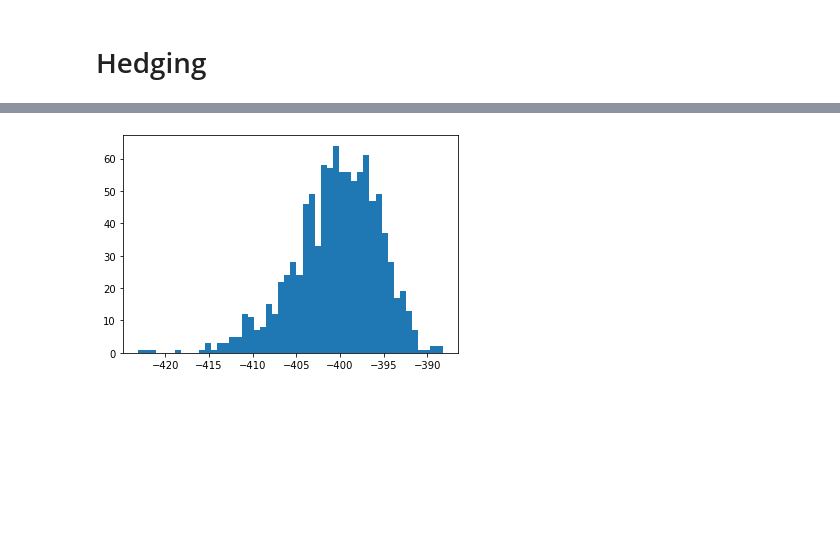
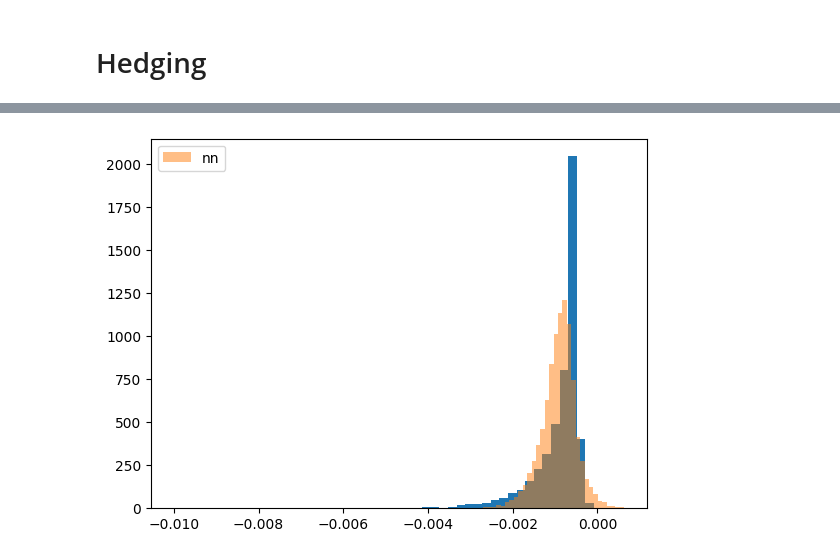
Before and after one commit to pikki622/RiVaPy, a Jupyter notebook: notebooks/models/residual_demand_forward_model.ipynb, the cells around one changed output, grey strips where cells are left out. Cells and saved outputs as stored; diff of their text form; code cells hidden in the pictures; blank space fills up the shorter version.

```diff
--- a/notebooks/models/residual_demand_forward_model.ipynb
+++ b/notebooks/models/residual_demand_forward_model.ipynb
@@ -324,13 +328,0 @@ Epoch 10/10
-# %%
-n_sims = 1000
-plt.figure(figsize=(16,6))
-rnd = np.random.normal(size=(2,timegrid.shape[0], n_sims))
-forecast_points = [i for i in range(len(timegrid)) if i%8==0]
-fwd_prices, fwd_residuals = rdm.simulate(timegrid, rnd, forecast_points, highest_price=1000)
-forecasts = (-fwd_residuals[-1]+1.0)
-plt.subplot(1,3,1)
-plt.hist((fwd_prices[-1,:]-strike)*(-fwd_residuals[-1]+1.0), bins=50);
-plt.subplot(1,3,2)
-plt.hist(forecasts, bins=50);
-plt.subplot(1,3,3)
-plt.hist(fwd_prices[-1,:]-strike, bins=50);
@@ -338,0 +329,11 @@ plt.hist(fwd_prices[-1,:]-strike, bins=50);
+# %%
+import os
+import datetime
+tensorboard_logdir = os.path.join("logs", datetime.datetime.now().strftime("%Y%m%d-%H%M%S"))
+model = price(rdm , depth=3, nb_neurons=64, n_sims = n_sims, regularization= 10.0,
+              strike_price=strike, epochs = 50, timegrid=timegrid, verbose=1,
+              initial_lr = 1e-2,
+              batch_size=200,
+              decay_rate=0.6,
+              tensorboard_logdir=tensorboard_logdir
+            )
@@ -344,4 +373,6 @@ pnl = model.predict([fwd_prices_, forecasts_, np.full((fwd_prices_.shape[0]), 0.
 # %%
-plt.hist(pnl, bins=50);
+plt.hist(pnl_hedge, bins=50, density=True)
+plt.hist(pnl, bins=50, density=True, alpha=0.5, label='nn')
+plt.legend();
 # %% [output]
-[figure, old version]
+[figure, new version]
```
Also changed, not shown: parts of 6 cells of this notebook, 1 other file.
